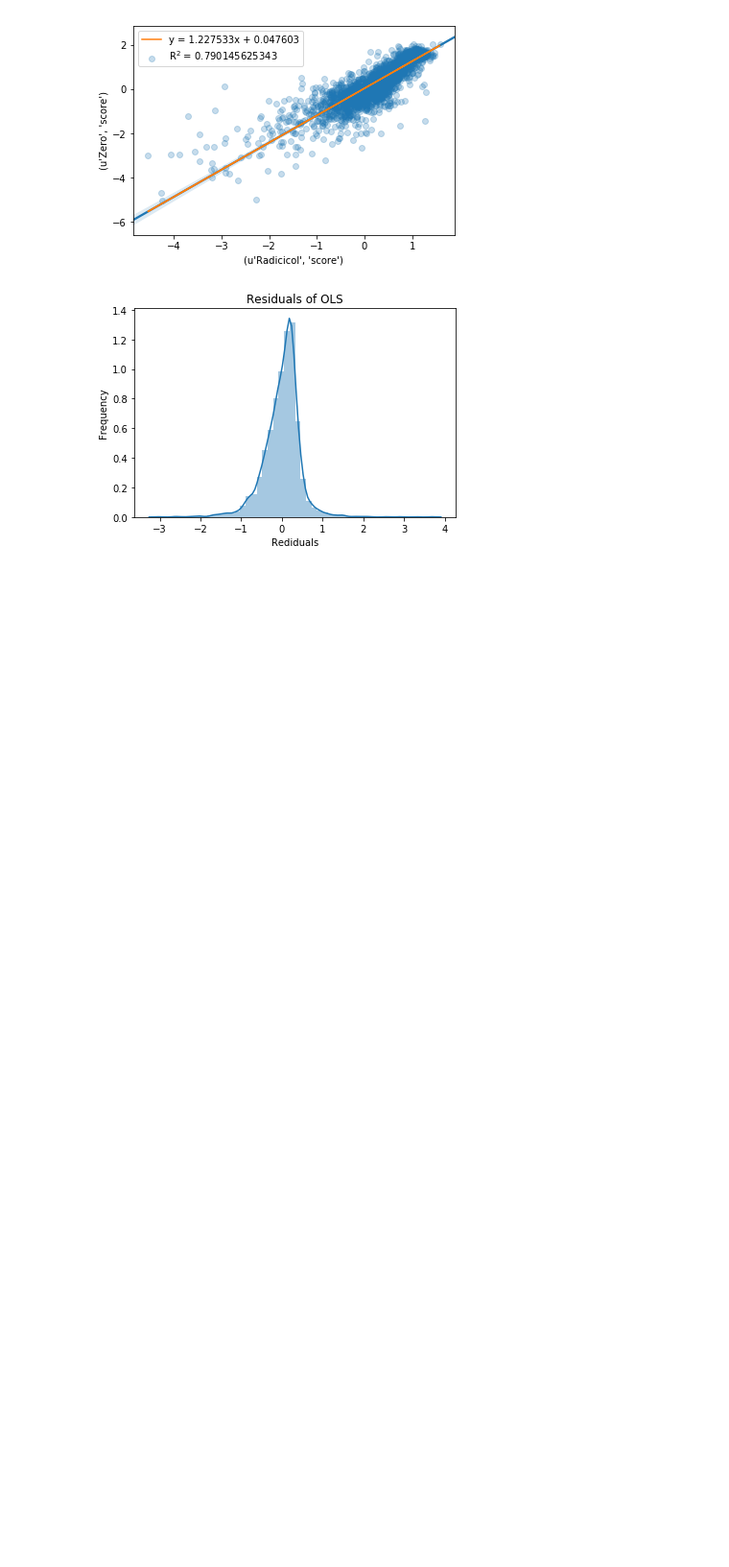
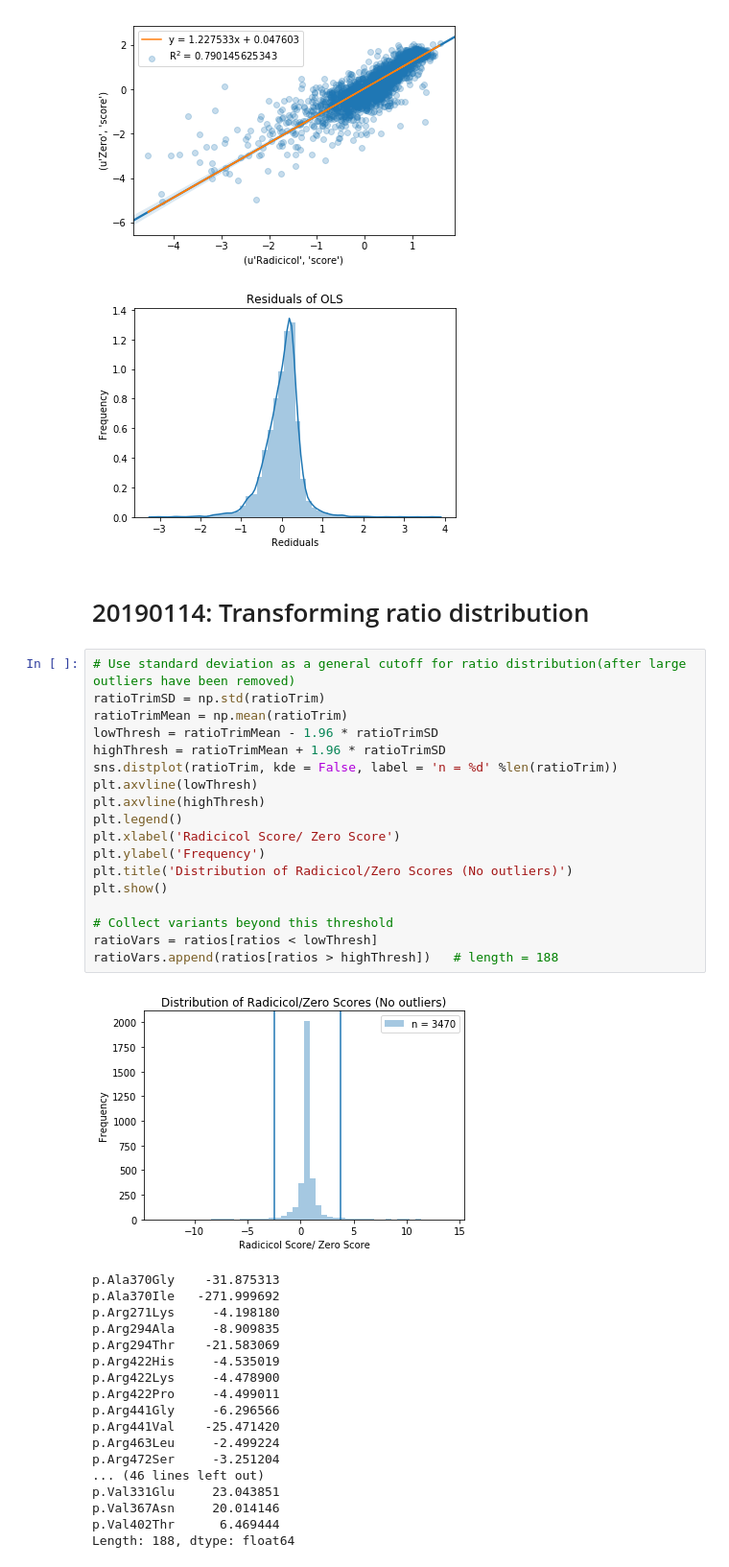
Before and after one commit to nguyenvanessa/src, a Jupyter notebook: Src_Variant_Analysis.ipynb, the cells around one changed output. Shown at 96% size. Saved outputs shown, nothing was run; the diff lists cells and outputs as text; blank space fills up the shorter version.

```diff
--- a/Src_Variant_Analysis.ipynb
+++ b/Src_Variant_Analysis.ipynb
@@ -225,3 +225,42 @@ plt.show()
 # %% [output]
 [figure]
 [figure]
+# %% [markdown]
+# 20190114: Transforming ratio distribution
+# %%
+# Use standard deviation as a general cutoff for ratio distribution(after large outliers have been removed)
+ratioTrimSD = np.std(ratioTrim)
+ratioTrimMean = np.mean(ratioTrim)
+lowThresh = ratioTrimMean - 1.96 * ratioTrimSD
+highThresh = ratioTrimMean + 1.96 * ratioTrimSD
+sns.distplot(ratioTrim, kde = False, label = 'n = %d' %len(ratioTrim))
+plt.axvline(lowThresh)
+plt.axvline(highThresh)
+plt.legend()
+plt.xlabel('Radicicol Score/ Zero Score')
+plt.ylabel('Frequency')
+plt.title('Distribution of Radicicol/Zero Scores (No outliers)')
+plt.show()
+
+# Collect variants beyond this threshold
+ratioVars = ratios[ratios < lowThresh]
+ratioVars.append(ratios[ratios > highThresh])   # length = 188
+# %% [output]
+[figure, added]
+p.Ala370Gly    -31.875313
+p.Ala370Ile   -271.999692
+p.Arg271Lys     -4.198180
+p.Arg294Ala     -8.909835
+p.Arg294Thr    -21.583069
+p.Arg422His     -4.535019
+p.Arg422Lys     -4.478900
+p.Arg422Pro     -4.499011
+p.Arg441Gly     -6.296566
+p.Arg441Val    -25.471420
+p.Arg463Leu     -2.499224
+p.Arg472Ser     -3.251204
+... (46 lines left out)
+p.Val331Glu     23.043851
+p.Val367Asn     20.014146
+p.Val402Thr      6.469444
+Length: 188, dtype: float64
```
Also changed, not shown: parts of 10 cells of this notebook, 9 other files.
